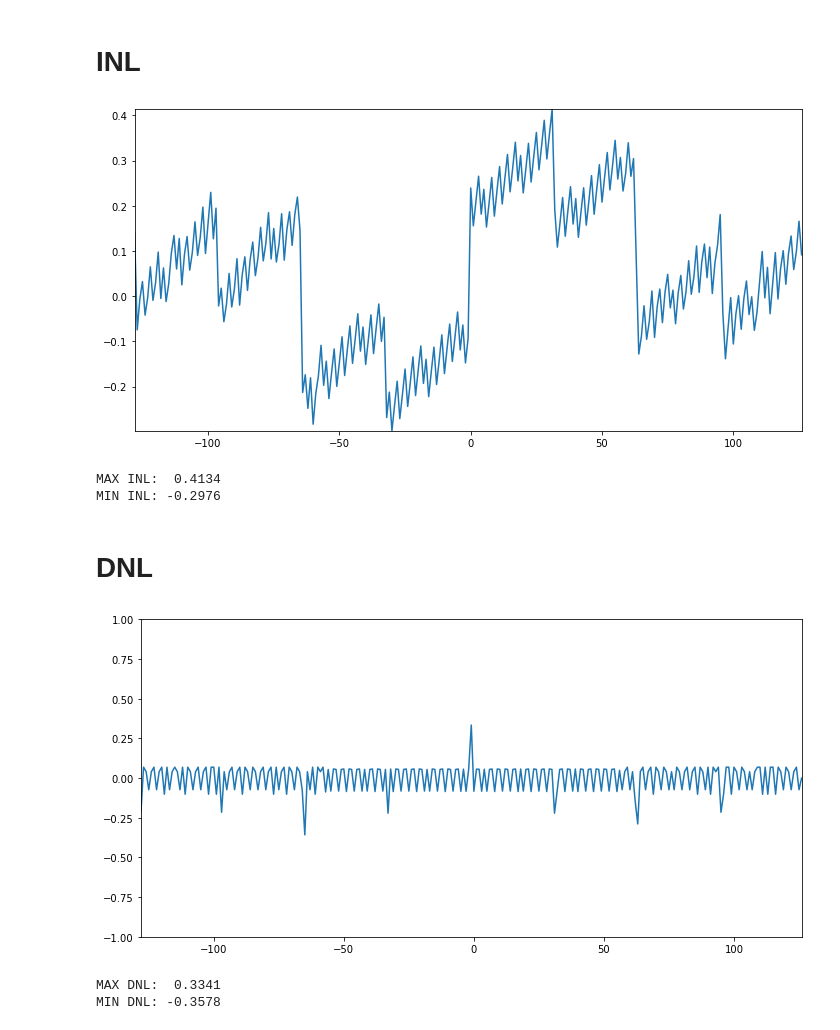
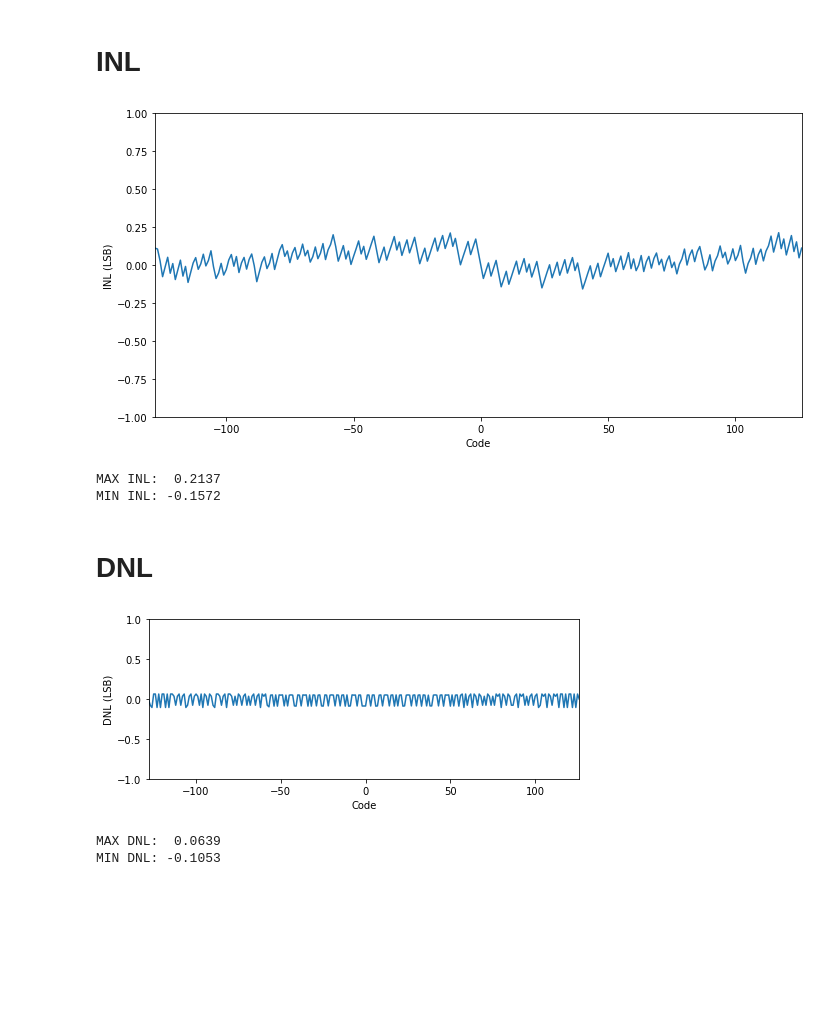
Before and after one commit to delight457/circuit_measurements, a Jupyter notebook: nonlinearity_curves.ipynb, the cells around one changed output. Cells and saved outputs as stored; diff of their text form; code cells hidden in the pictures; blank space fills up the shorter version.

```diff
--- a/nonlinearity_curves.ipynb
+++ b/nonlinearity_curves.ipynb
@@ -15,5 +15,5 @@ print(os.listdir(DATAPATH))
 # %%
-with open(os.path.join(DATAPATH, "INL_pismatch_1_noisy_unbalance.csv")) as f:
+with open(os.path.join(DATAPATH, "INL_mismatch_1_noisy.csv")) as f:
     data = f.readlines()
 # %% [markdown]
 # Conversion curve
@@ -25,14 +25,14 @@ bit_range = [-1 * 2**(BIT_RESOLUTION - 1), 2**(BIT_RESOLUTION - 1) - 1]
 # CONVERSION_GAIN = 0.5/256
 
 # w/ gain calibration
-CONVERSION_GAIN = (0.5 - 0.049)/256
-OFFSET = -0.0006
+CONVERSION_GAIN = (0.5 - 0.046)/256
+OFFSET = 0.00025
 
 # In this case, the measurement input is given by Vcm + Vin & Vcm - Vin
 # Thus the LSB should be considered as twice than the conversion gain
 LSB = CONVERSION_GAIN * 2
 
-INPUT_RANGE_CUT = [50, 20]
+INPUT_RANGE_CUT = [52, 52]
 # %%
 processed_data = np.zeros(shape=(len(data) - 1, 2))
 
@@ -72,11 +72,12 @@ for i in range(bit_range[0], bit_range[1]):
 fig = plt.figure()
 
 #print(integrated_nonlinearity)
-
-plt.rcParams["figure.figsize"] = (10, 5)
+plt.rcParams["figure.figsize"] = (7, 3)
 plt.rcParams['axes.xmargin'] = 0
-plt.rcParams['axes.ymargin'] = 0
-#plt.ylim(-1,1)
+#plt.rcParams['axes.ymargin'] = 0
+plt.ylim(-1,1)
+plt.xlabel("Code")
+plt.ylabel("INL (LSB)")
 plt.plot(
     range(bit_range[0], bit_range[1]),
     integrated_nonlinearity)
@@ -86,30 +87,32 @@ plt.show()
 print("MAX INL: {:7.4f}".format(max(integrated_nonlinearity[1:-1])))
 print("MIN INL: {:7.4f}".format(min(integrated_nonlinearity[1:-1])))
 # %% [output]
-[figure, old version]
+[figure, new version]
-MAX INL:  0.4134
-MIN INL: -0.2976
+MAX INL:  0.2137
+MIN INL: -0.1572
 # %% [markdown]
 # DNL
 # %%
 differential_nonlinearity = np.zeros_like(integrated_nonlinearity)
 for i in range(len(integrated_nonlinearity) - 1):
     differential_nonlinearity[i] = integrated_nonlinearity[i + 1] - integrated_nonlinearity[i]
 
 fig = plt.figure()
-plt.rcParams["figure.figsize"] = (10, 5)
+plt.rcParams["figure.figsize"] = (10, 3)
 plt.rcParams['axes.xmargin'] = 0
 plt.rcParams['axes.ymargin'] = 0
 plt.ylim(-1,1)
+plt.xlabel("Code")
+plt.ylabel("DNL (LSB)")
 plt.plot(
     range(bit_range[0], bit_range[1]),
     differential_nonlinearity)
 plt.tight_layout()
 plt.show()
 
 print("MAX DNL: {:7.4f}".format(max(differential_nonlinearity[1:-1])))
 print("MIN DNL: {:7.4f}".format(min(differential_nonlinearity[1:-1])))
 # %% [output]
-[figure, old version]
+[figure, new version]
-MAX DNL:  0.3341
-MIN DNL: -0.3578
+MAX DNL:  0.0639
+MIN DNL: -0.1053
```
Also changed, not shown: parts of 2 cells of this notebook, 2 other files.
